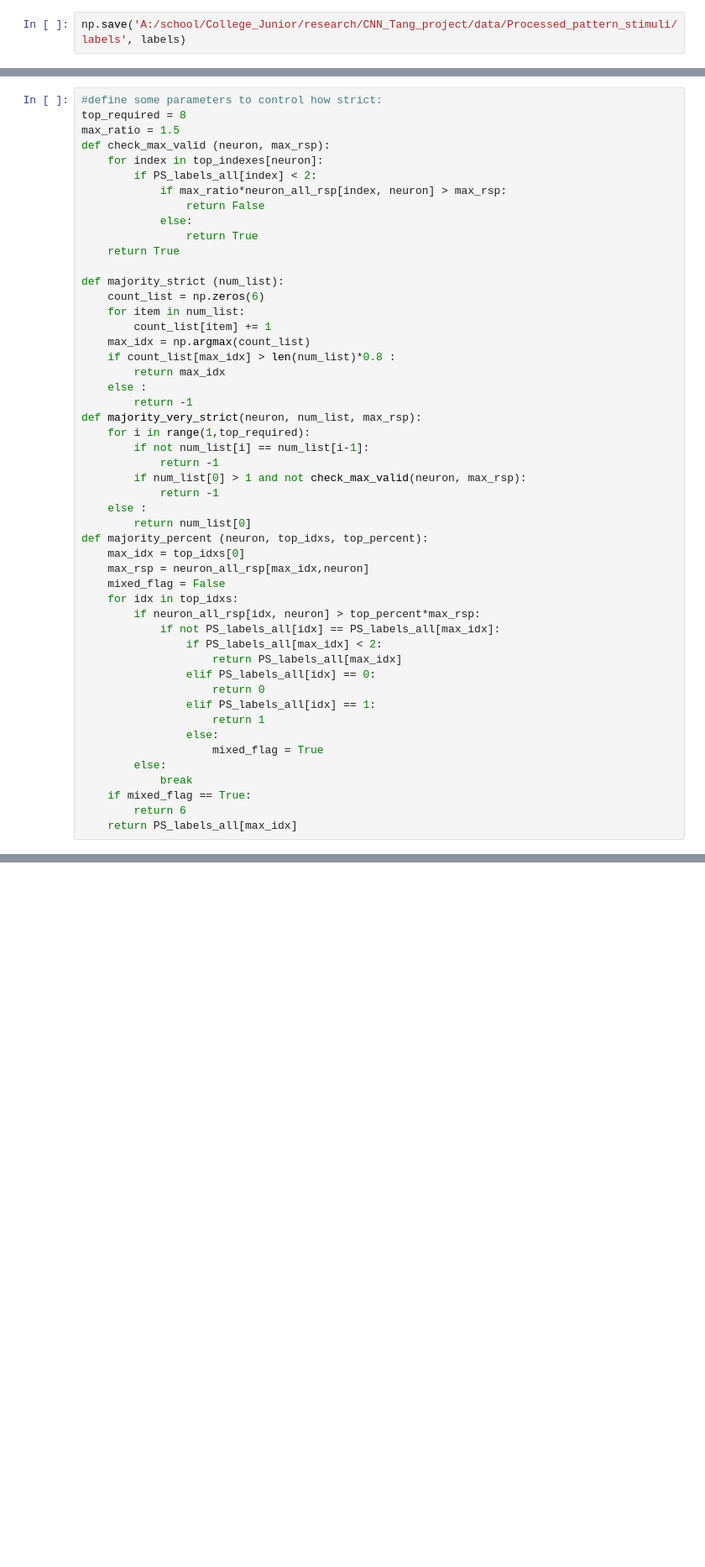
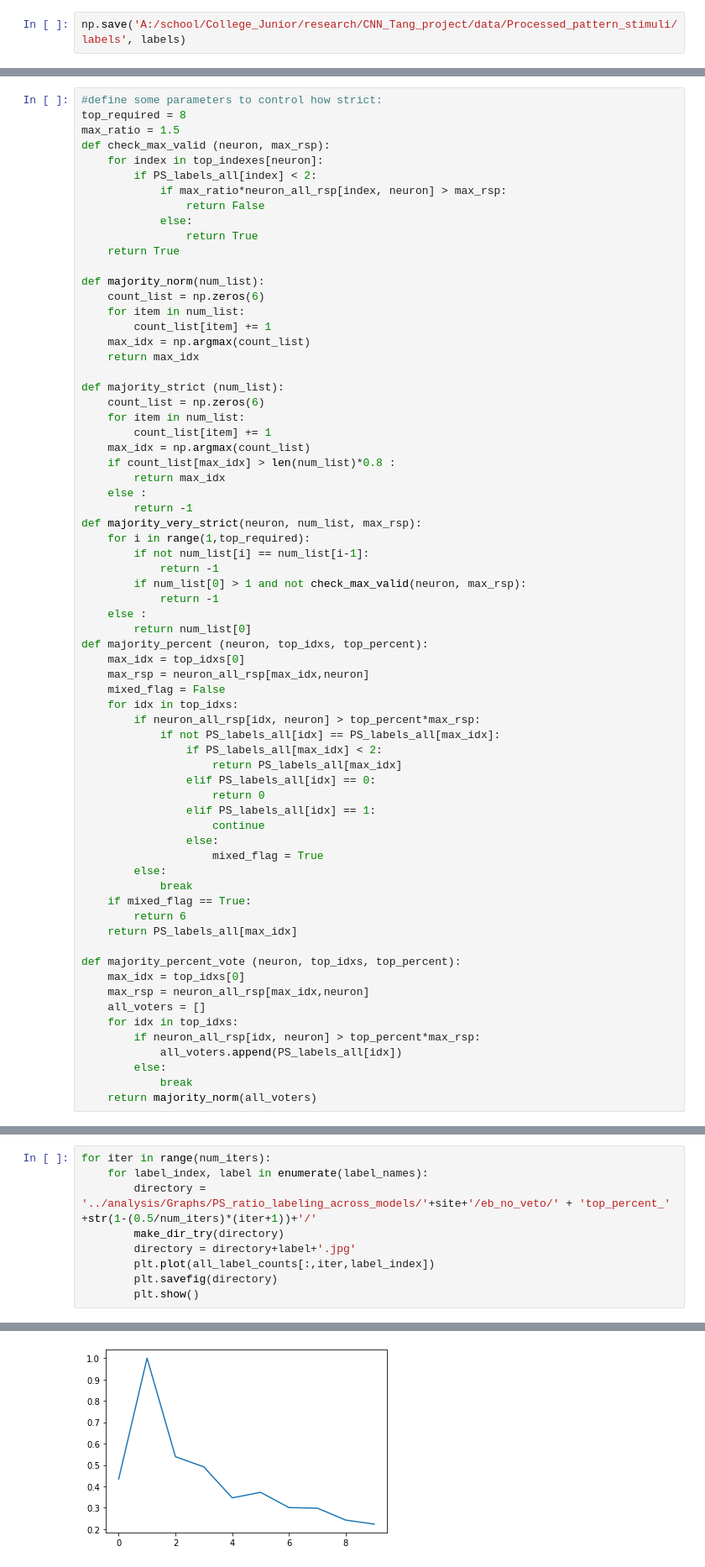
Before and after one commit to leelabcnbc/CNN_Tang_project, a Jupyter notebook: scripts/pattern_stimulus_test.ipynb, the cells around one changed output, grey strips where cells are left out. Shown at 84% size. Drawn from its saved outputs; the diff is of its cells as text; blank space fills up the shorter version.

```diff
--- a/scripts/pattern_stimulus_test.ipynb
+++ b/scripts/pattern_stimulus_test.ipynb
@@ -186,6 +196,13 @@ def check_max_valid (neuron, max_rsp):
             else:
                 return True
     return True
+
+def majority_norm(num_list):
+    count_list = np.zeros(6)
+    for item in num_list:
+        count_list[item] += 1
+    max_idx = np.argmax(count_list)
+    return max_idx
 
 def majority_strict (num_list):
     count_list = np.zeros(6)
@@ -216,7 +233,7 @@ def majority_percent (neuron, top_idxs, top_percent):
                 elif PS_labels_all[idx] == 0:
                     return 0
                 elif PS_labels_all[idx] == 1:
-                    return 1
+                    continue
                 else:
                     mixed_flag = True
         else:
@@ -224,4 +241,15 @@ def majority_percent (neuron, top_idxs, top_percent):
     if mixed_flag == True:
         return 6
     return PS_labels_all[max_idx]
+
+def majority_percent_vote (neuron, top_idxs, top_percent):
+    max_idx = top_idxs[0]
+    max_rsp = neuron_all_rsp[max_idx,neuron]
+    all_voters = []
+    for idx in top_idxs:
+        if neuron_all_rsp[idx, neuron] > top_percent*max_rsp:
+            all_voters.append(PS_labels_all[idx])
+        else:
+            break
+    return majority_norm(all_voters)
 # %%
@@ -250,0 +357,10 @@ for iter in tqdm(range(num_iters)):
+# %%
+for iter in range(num_iters):
+    for label_index, label in enumerate(label_names):
+        directory = '../analysis/Graphs/PS_ratio_labeling_across_models/'+site+'/eb_no_veto/' + 'top_percent_' +str(1-(0.5/num_iters)*(iter+1))+'/'
+        make_dir_try(directory)
+        directory = directory+label+'.jpg'
+        plt.plot(all_label_counts[:,iter,label_index])
+        plt.savefig(directory)
+        plt.show()
+# %% [output]
@@ -250,0 +368 @@ for iter in tqdm(range(num_iters)):
+[figure, added]
```
Also changed, not shown: parts of 8 cells of this notebook, 23 other files.
